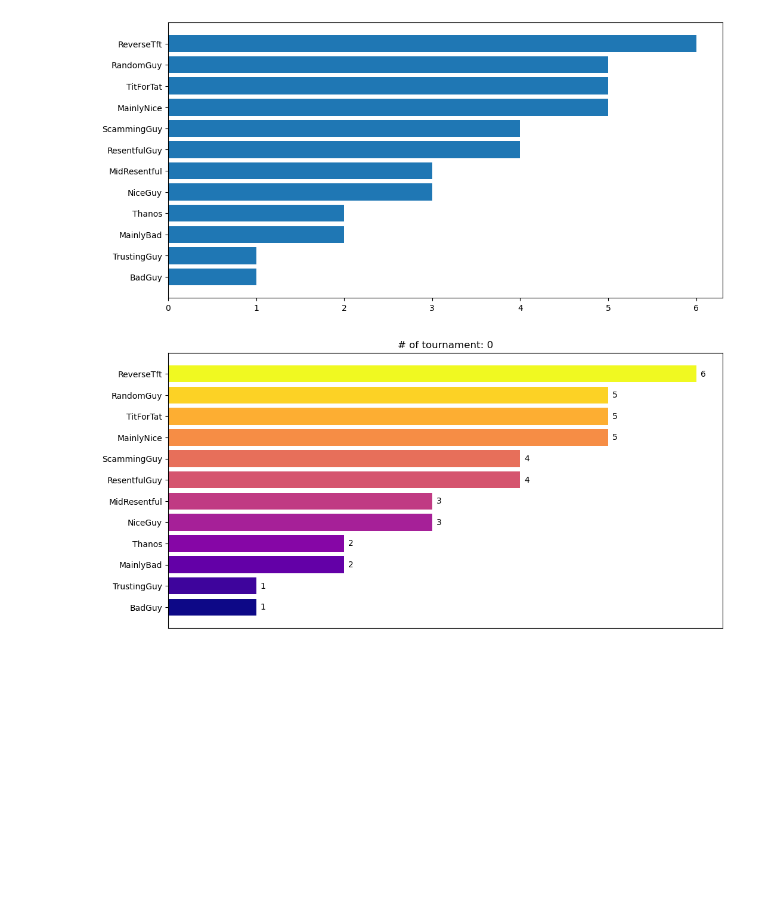
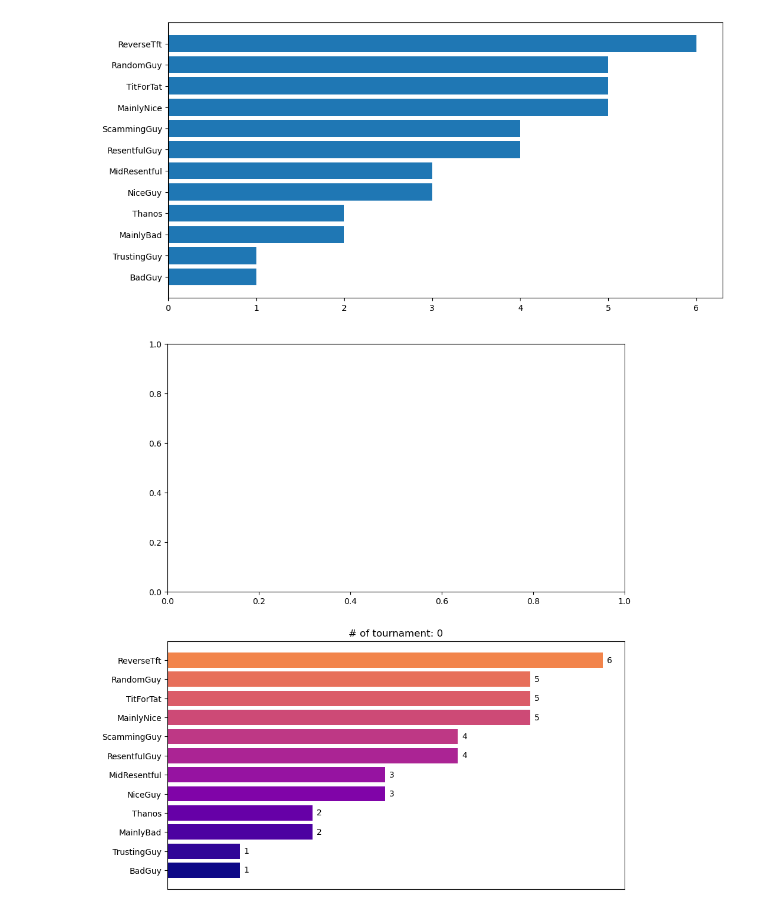
Before and after one commit to LeoPi314/LCP_projects_Y7_Group_4, a Jupyter notebook: IteratedTournament.ipynb, the cells around one changed output. Saved outputs shown, nothing was run; the diff lists cells and outputs as text; code cells hidden in the pictures; blank space fills up the shorter version.

```diff
--- a/IteratedTournament.ipynb
+++ b/IteratedTournament.ipynb
@@ -190,4 +193,11 @@ test_part = {
     'ScammingGuy': 4
 }
 
-result, time_evolution = r_tournament(test_part,r = 300,N_rounds = 5, M = Payoff)
+diff_rounds_res = []
+diff_rounds_te = []
+#total_data = []
+
+for R in range(3,5):
+    x,y = r_tournament(test_part,r = 300,N_rounds = R, M = Payoff)
+    diff_rounds_res.append(x)
+    diff_rounds_te.append(y)
@@ -219,7 +230,7 @@ print(secondi_elementi)
 # %%
 # Plot the starting situation with an horizontal barplot
 import matplotlib.pyplot as plt
-import matplotlib. animation as animation
+import matplotlib.animation as animation
 
 #frame = time_evolution_tot['tournament'].unique()
 
@@ -227,7 +238,7 @@ fig, ax = plt.subplots(figsize=(12,6))
 
 #def animate(frame):
 #    ax.clear()
-data_frame = time_evolution[time_evolution['tournament']==0]
+data_frame = diff_rounds_te[0][diff_rounds_te[0]['tournament']==0]
 top_strategies = data_frame.nlargest(len(test_part),'N').sort_values('N',ascending=True)
 ax.barh(top_strategies['Strategies'],top_strategies['N'])
     #ax.set_title(f'Time Step: {i}')
@@ -244,7 +255,8 @@ import matplotlib.pyplot as plt
 import matplotlib.animation as animation
 import matplotlib.colors as matcol
 
-frame = time_evolution['tournament'].unique()
+
+frame = diff_rounds_te[0]['tournament'].unique()
 
 #---------------------------------------COLORS-----------------------------------------------------------------
 # Numero di colori da generare
@@ -254,56 +266,58 @@ n_colors = len(test_part)
 colormap = plt.cm.plasma
 
 # Generazione dei colori sfumati
-colors = [colormap(i) for i in np.linspace(0, 1, n_colors)]
+colors = [colormap(i) for i in np.linspace(0, 0.7, n_colors)]
 
 # Converti i colori RGBA in codici colore hex
 colors_hex = [matcol.rgb2hex(c) for c in colors]
 
 
+fig, axs = plt.subplots(nrows=2, ncols=1, figsize=(10, 12))
+#fig, ax = plt.subplots(figsize=(12,6))
 
-fig, ax = plt.subplots(figsize=(12,6))
-ax.set_xticks([])  # Rimuove i tick dell'asse X
-ax.set_xticklabels([])  # Rimuove le etichette dell'asse X
-ax.set(ylabel='$Player\'s trategies$')
+for ax in axs:
+    ax.set_xticks([])  # Rimuove i tick dell'asse X
+    ax.set_xticklabels([])  # Rimuove le etichette dell'asse X
+    ax.set(ylabel='$Player\'s trategies$')
 
 def animate(frame):
-    ax.clear()
-    data_frame = time_evolution[time_evolution['tournament'] == frame]
+    for ax in axs:
+        ax.clear()
+        data_frame = diff_rounds_te[0][diff_rounds_te[0]['tournament'] == frame]
 
-    # Debugging output per verificare i dati
-    #print(f"Frame: {frame}")
-    #print(data_frame)
+        # Debugging output per verificare i dati
+        #print(f"Frame: {frame}")
+        #print(data_frame)
 
     if not data_frame.empty:
         sorted_strategies = data_frame.nlargest(len(test_part),'N').sort_values('N',ascending=True)
         barh = ax.barh(sorted_strategies['Strategies'],sorted_strategies['N'], color = colors_hex,)
 
         # plot appearance
         ax.bar_label(barh, padding = 5)
         ax.set_xticks([])  # Rimuove i tick dell'asse X
         ax.set_xticklabels([])  # Rimuove le etichette dell'asse X
         ax.set(title =  "# of tournament: "+str(frame))
-
         #text box to show the number of tournament
         #T = str(frame)
         #plt.text(1,3,"# played tournament \n"+T, fontsize=12, color='red', bbox=dict(facecolor='none', edgecolor='black', boxstyle='round,pad=0.5'))
 
     else:
-        print(f"No data for tournament: {frame}")
+      print(f"No data for tournament: {frame}")
 
 #global anim
 anim = animation.FuncAnimation(fig, animate, frames=frame, interval=1000, repeat=False)
 
 # Salva l'animazione in un file .gif usando Pillow
-anim.save('animazione.gif', writer='pillow')
+anim.save('animazione_multipla.gif', writer='pillow')
 
 # Mostra l'animazione
 #plt.show()
 
 # Ritorna l'oggetto animazione per evitare che venga garbage collected
 #anim
 # %% [output]
-[figure, old version]
+[figure, new version]
 # %%
 #patologic starting situation
 test_part = {
```
Also changed, not shown: parts of 8 cells of this notebook, 1 other file.
